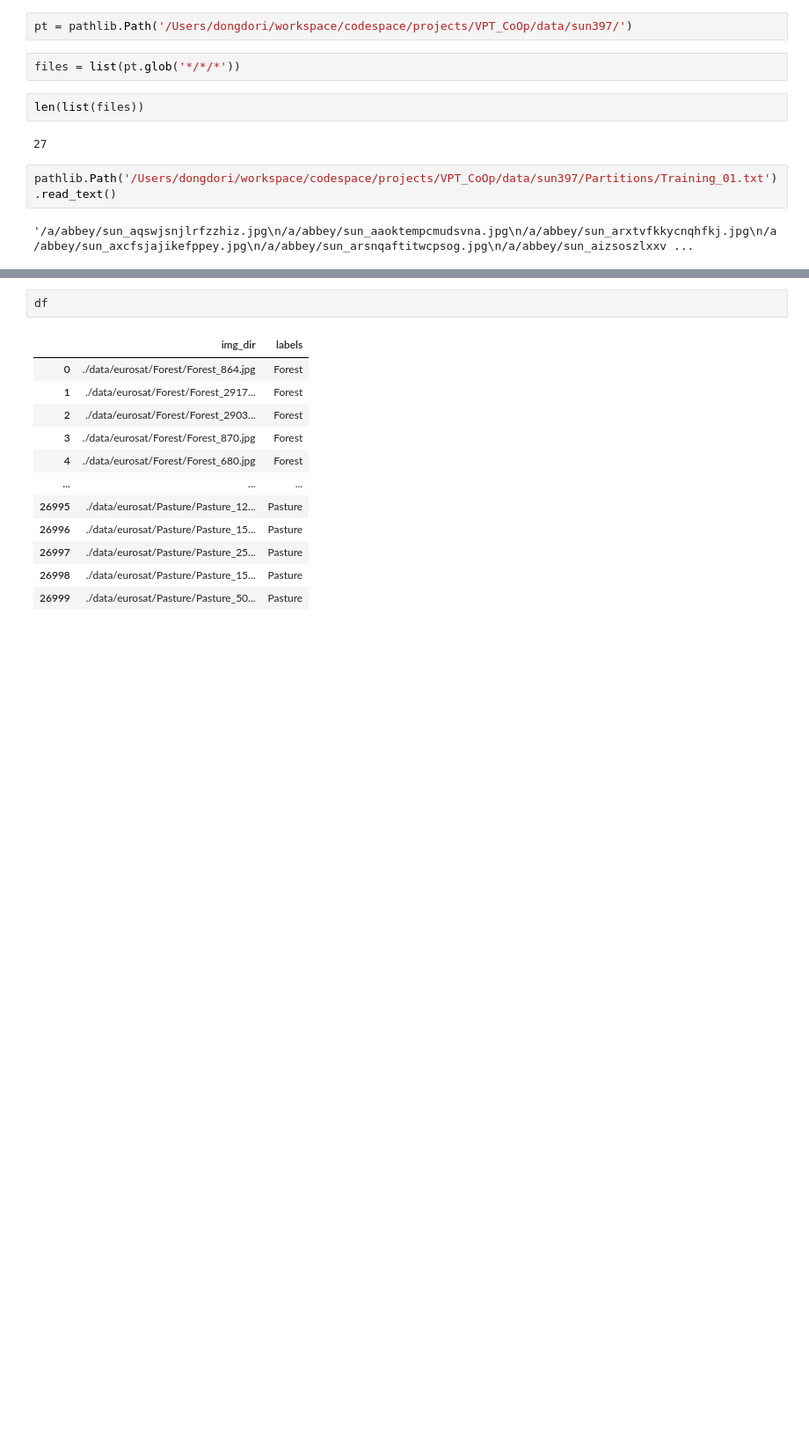
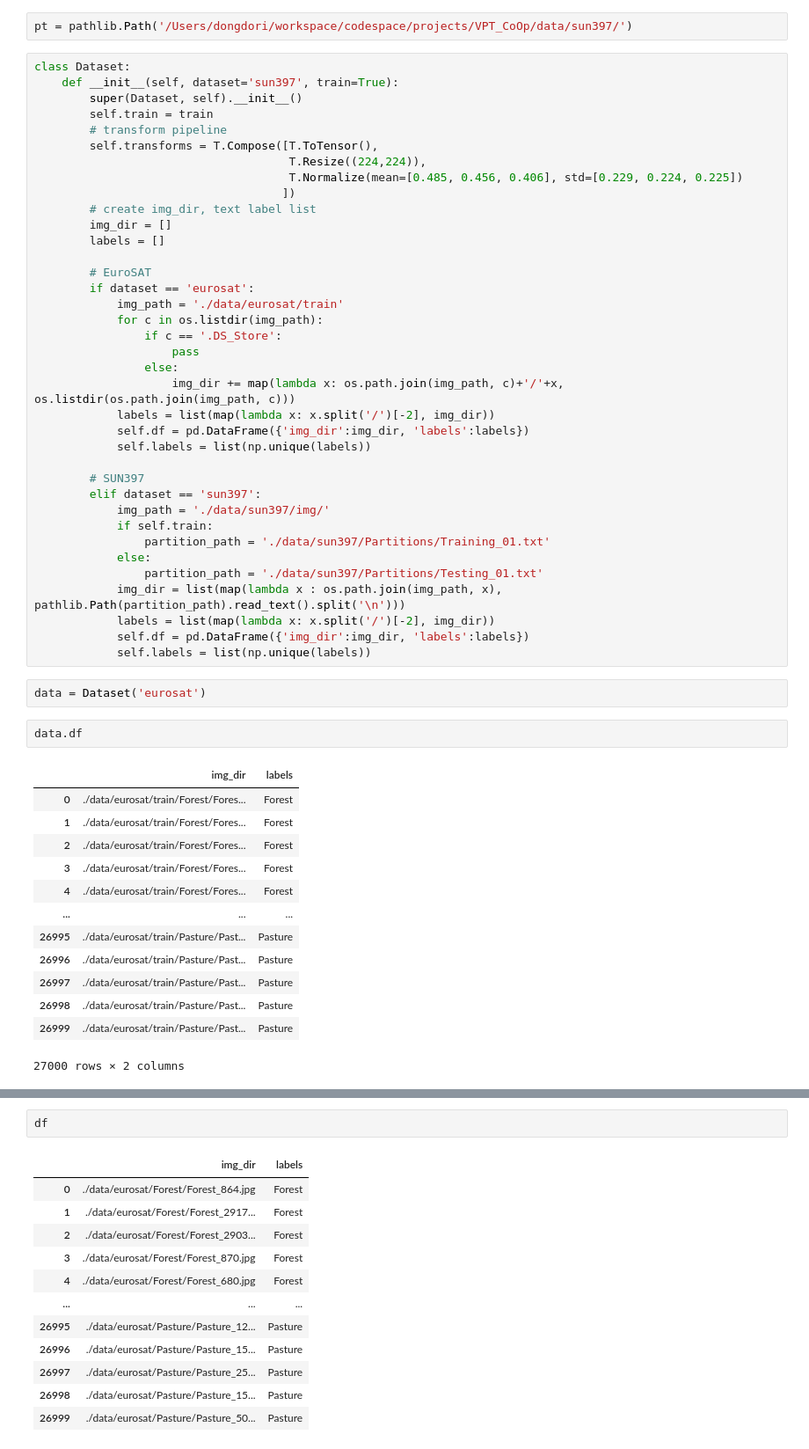
Before and after one commit to mlvlab/RPO, a Jupyter notebook: demo.ipynb, the cells around one changed output, grey strips where cells are left out. Shown at 88% size. Drawn from its saved outputs; the diff is of its cells as text; blank space fills up the shorter version.

Commit message:
modifed dataset.py

```diff
--- a/demo.ipynb
+++ b/demo.ipynb
@@ -161,15 +162,60 @@ import pathlib
 # %%
 pt = pathlib.Path('/Users/dongdori/workspace/codespace/projects/VPT_CoOp/data/sun397/')
-# %%
-files = list(pt.glob('*/*/*'))
-# %%
-len(list(files))
-# %% [output]
-27
-# %%
-pathlib.Path('/Users/dongdori/workspace/codespace/projects/VPT_CoOp/data/sun397/Partitions/Training_01.txt').read_text()
-# %% [output]
-'/a/abbey/sun_aqswjsnjlrfzzhiz.jpg\n/a/abbey/sun_aaoktempcmudsvna.jpg\n/a/abbey/sun_arxtvfkkycnqhfkj.jpg\n/a/abbey/sun_axcfsjajikefppey.jpg\n/a/abbey/sun_arsnqaftitwcpsog.jpg\n/a/abbey/sun_aizsoszlxxv ...
+# %%
+class Dataset:
+    def __init__(self, dataset='sun397', train=True):
+        super(Dataset, self).__init__()
+        self.train = train
+        # transform pipeline
+        self.transforms = T.Compose([T.ToTensor(),
+                                     T.Resize((224,224)),
+                                     T.Normalize(mean=[0.485, 0.456, 0.406], std=[0.229, 0.224, 0.225])
+                                    ])
+        # create img_dir, text label list
+        img_dir = []
+        labels = []
+
+        # EuroSAT
+        if dataset == 'eurosat':
+            img_path = './data/eurosat/train'
+            for c in os.listdir(img_path):
+                if c == '.DS_Store':
+                    pass
+                else:
+                    img_dir += map(lambda x: os.path.join(img_path, c)+'/'+x, os.listdir(os.path.join(img_path, c)))
+            labels = list(map(lambda x: x.split('/')[-2], img_dir))
+            self.df = pd.DataFrame({'img_dir':img_dir, 'labels':labels})
+            self.labels = list(np.unique(labels))
+
+        # SUN397
+        elif dataset == 'sun397':
+            img_path = './data/sun397/img/'
+            if self.train:
+                partition_path = './data/sun397/Partitions/Training_01.txt'
+            else:
+                partition_path = './data/sun397/Partitions/Testing_01.txt'
+            img_dir = list(map(lambda x : os.path.join(img_path, x), pathlib.Path(partition_path).read_text().split('\n')))
+            labels = list(map(lambda x: x.split('/')[-2], img_dir))
+            self.df = pd.DataFrame({'img_dir':img_dir, 'labels':labels})
+            self.labels = list(np.unique(labels))
+# %%
+data = Dataset('eurosat')
+# %%
+data.df
+# %% [output]
+|  | img_dir | labels |
+| 0 | ./data/eurosat/train/Forest/Fores... | Forest |
+| 1 | ./data/eurosat/train/Forest/Fores... | Forest |
+| 2 | ./data/eurosat/train/Forest/Fores... | Forest |
+| 3 | ./data/eurosat/train/Forest/Fores... | Forest |
+| 4 | ./data/eurosat/train/Forest/Fores... | Forest |
+| ... | ... | ... |
+| 26995 | ./data/eurosat/train/Pasture/Past... | Pasture |
+| 26996 | ./data/eurosat/train/Pasture/Past... | Pasture |
+| 26997 | ./data/eurosat/train/Pasture/Past... | Pasture |
+| 26998 | ./data/eurosat/train/Pasture/Past... | Pasture |
+| 26999 | ./data/eurosat/train/Pasture/Past... | Pasture |
+27000 rows × 2 columns
 # %%
 img_path = './data/{}'.format('sun397')
 img_dir = []
```
Also changed, not shown: parts of 2 cells of this notebook, 1 other file.
